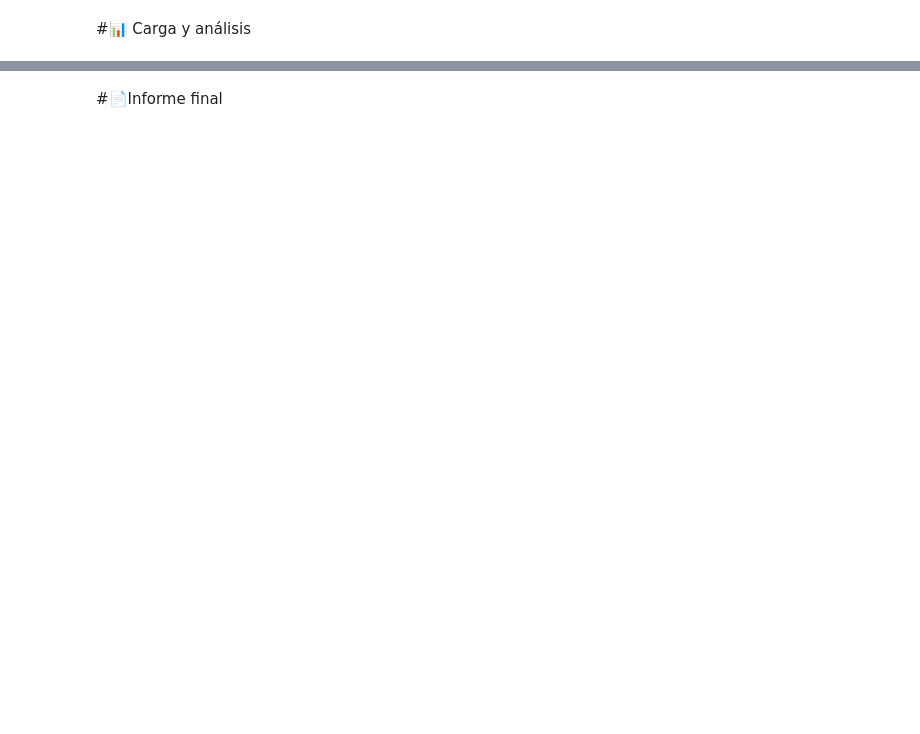
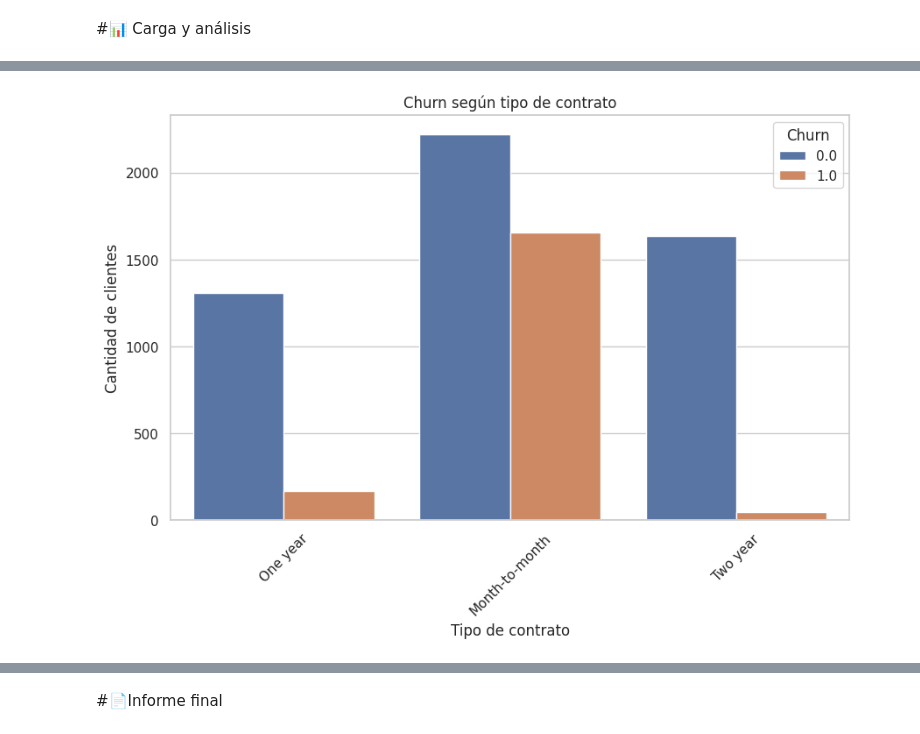
Before and after one commit to dmorganc14/Proyecto-Telecom-X, a Jupyter notebook: TelecomX_LATAM.ipynb, the cells around one changed output, grey strips where cells are left out. Saved outputs shown, nothing was run; the diff lists cells and outputs as text; code cells hidden in the pictures; blank space fills up the shorter version.

```diff
--- a/TelecomX_LATAM.ipynb
+++ b/TelecomX_LATAM.ipynb
@@ -8,0 +254,15 @@
+# %%
+# ==========================================================
+# RELACIÓN ENTRE CONTRATO Y CANCELACIÓN
+# ==========================================================
+
+sns.countplot(data=df, x="account.Contract", hue="Churn")
+
+plt.title("Churn según tipo de contrato")
+plt.xlabel("Tipo de contrato")
+plt.ylabel("Cantidad de clientes")
+plt.xticks(rotation=45)
+
+plt.show()
+# %% [output]
+[figure, added]
```
Also changed, not shown: parts of 13 cells of this notebook.
